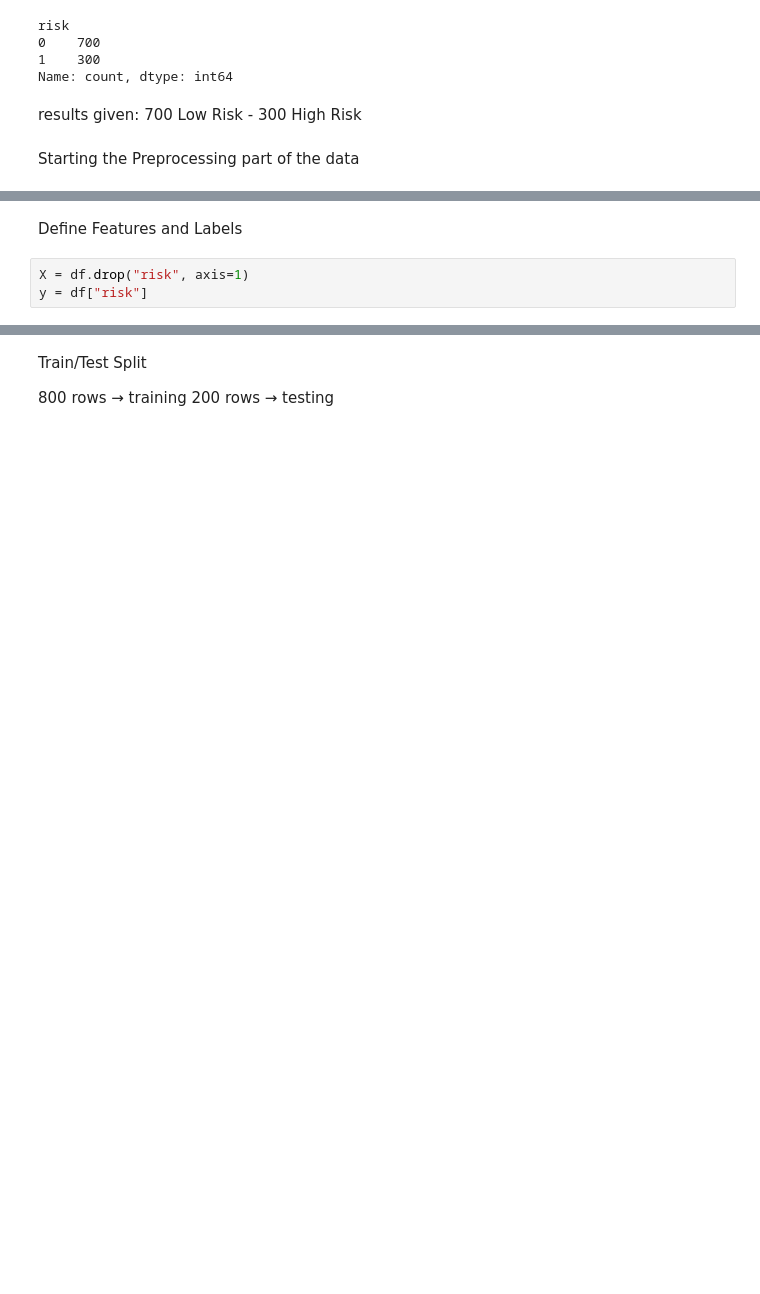
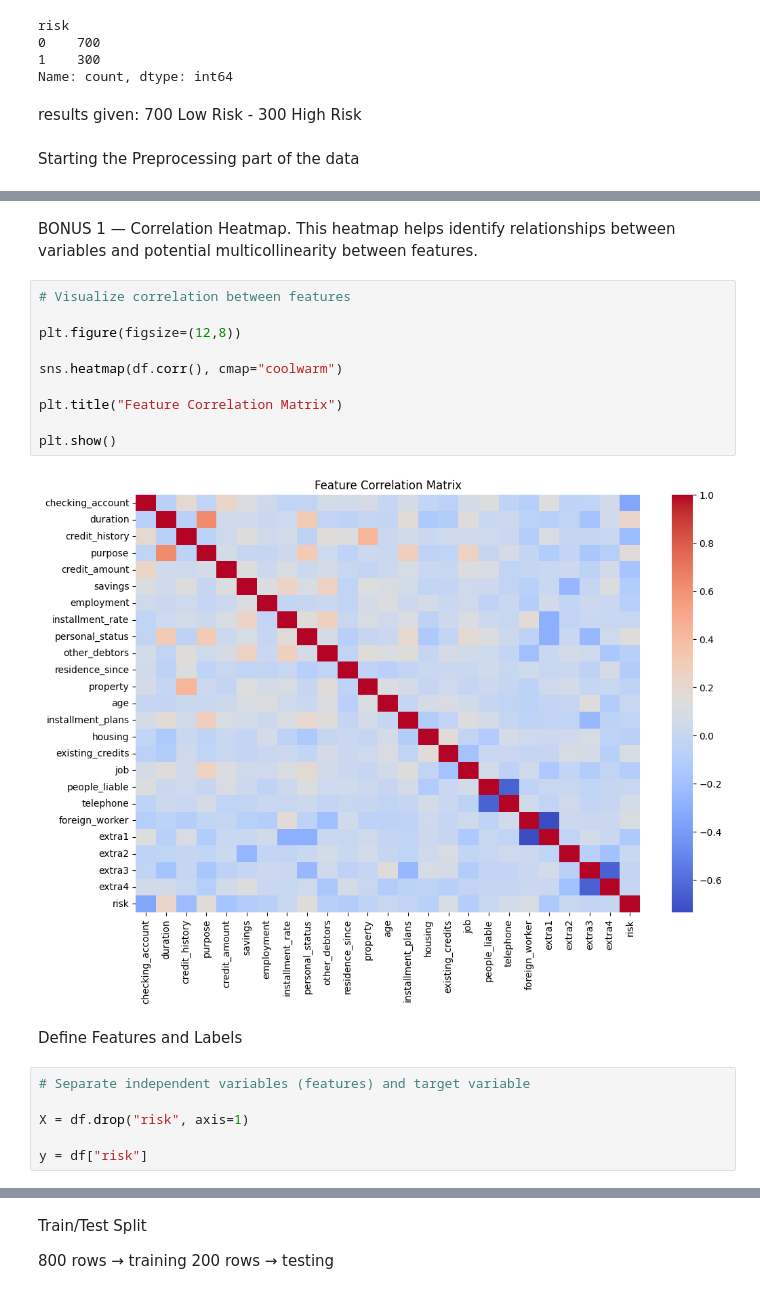
Before and after one commit to rphm95/credit-risk-classification, a Jupyter notebook: notebook/credit_risk_project.ipynb, the cells around one changed output, grey strips where cells are left out. Saved outputs shown, nothing was run; the diff lists cells and outputs as text; blank space fills up the shorter version.

```diff
--- a/notebook/credit_risk_project.ipynb
+++ b/notebook/credit_risk_project.ipynb
@@ -116,5 +177,23 @@ df.shape
+# %% [markdown]
+BONUS 1 — Correlation Heatmap.
+This heatmap helps identify relationships between variables and potential multicollinearity between features.
+# %%
+# Visualize correlation between features
+
+plt.figure(figsize=(12,8))
+
+sns.heatmap(df.corr(), cmap="coolwarm")
+
+plt.title("Feature Correlation Matrix")
+
+plt.show()
+# %% [output]
+[figure, added]
 # %% [markdown]
 Define Features and Labels
 # %%
+# Separate independent variables (features) and target variable
+
 X = df.drop("risk", axis=1)
+
 y = df["risk"]
```
Also changed, not shown: parts of 27 cells of this notebook.
